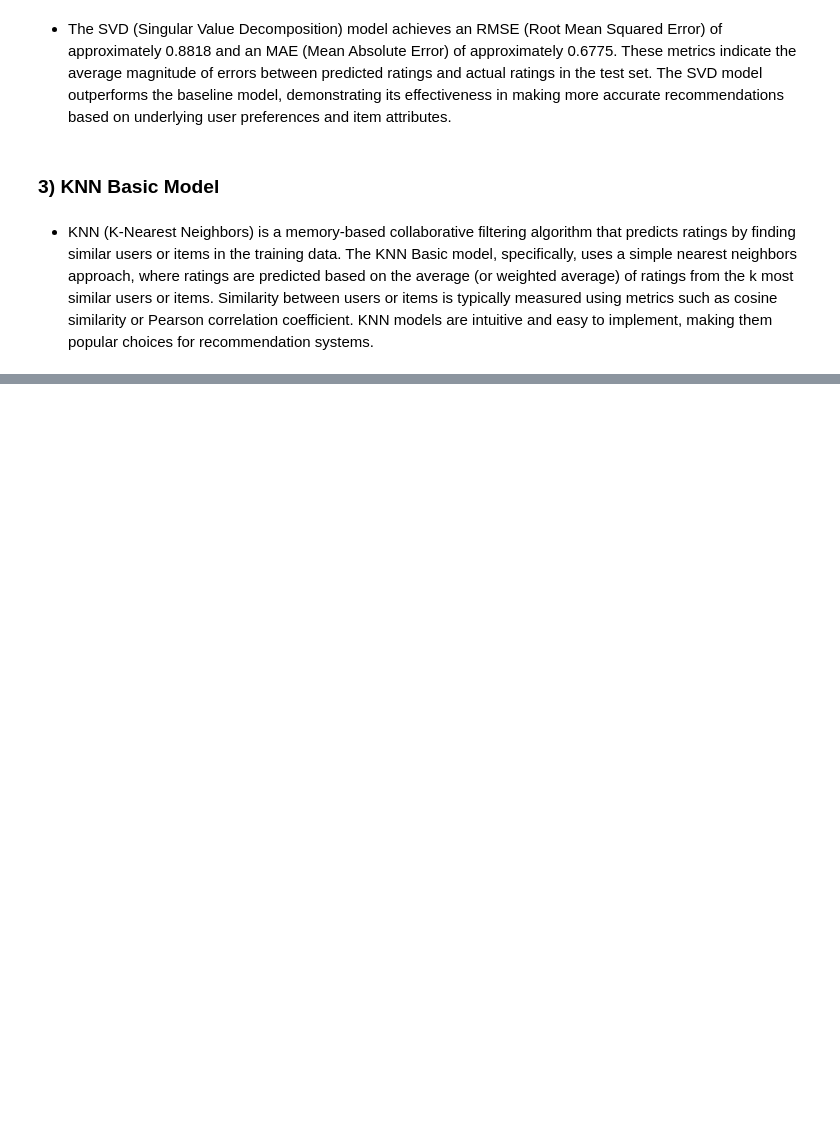
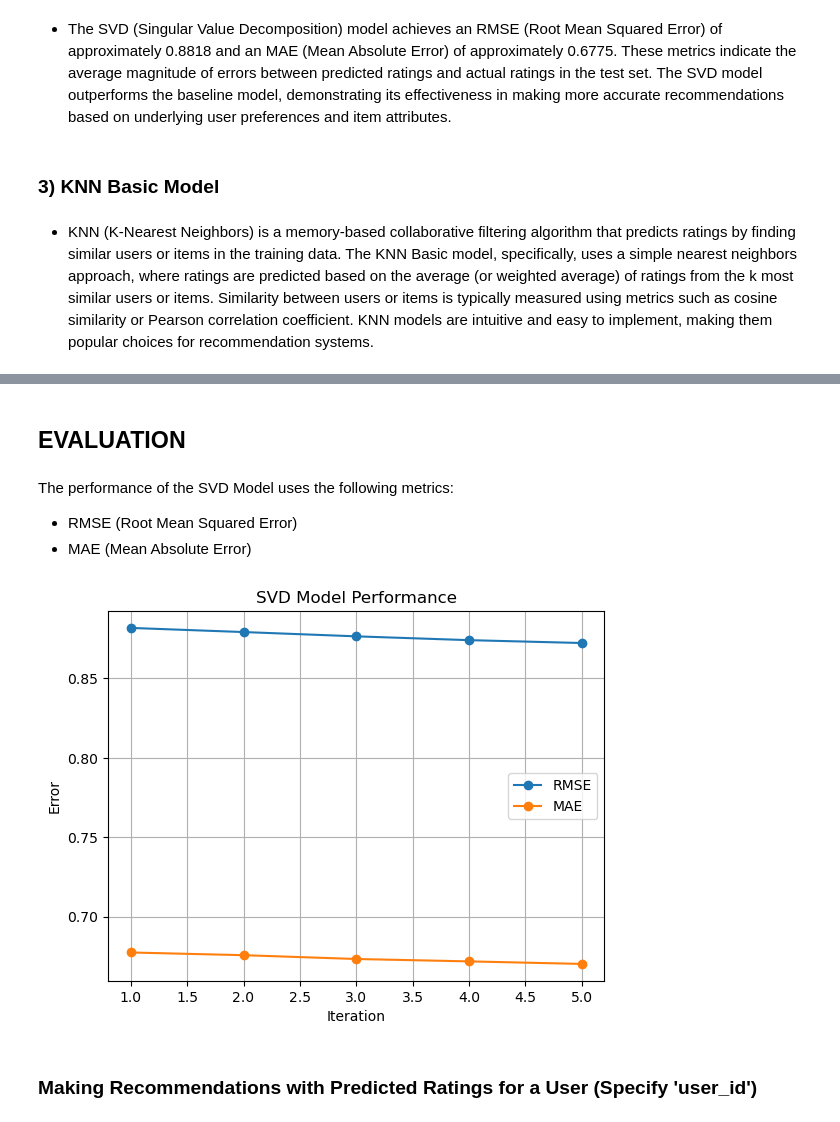
Before and after one commit to kiptochmike/Movie_Recommendation_system, a Jupyter notebook: recommendation.ipynb, the cells around one changed output, grey strips where cells are left out. Cells and saved outputs as stored; diff of their text form; code cells hidden in the pictures; blank space fills up the shorter version.

Commit message:
Evaluation

```diff
--- a/recommendation.ipynb
+++ b/recommendation.ipynb
@@ -317,0 +333,36 @@ MAE: 0.7332649893867501
+# %% [markdown]
+## EVALUATION
+# %% [markdown]
+The performance of the SVD Model uses the following metrics:
+
+ - RMSE (Root Mean Squared Error)
+ - MAE (Mean Absolute Error)
+# %%
+import matplotlib.pyplot as plt
+
+# Define the number of iterations or experiments
+iterations = [1, 2, 3, 4, 5]
+
+# Define the RMSE and MAE values for each iteration (replace these with your actual values)
+rmse_values = [0.8818, 0.8792, 0.8765, 0.8741, 0.8723]
+mae_values = [0.6775, 0.6758, 0.6734, 0.6719, 0.6703]
+
+# Plot the RMSE values
+plt.plot(iterations, rmse_values, label='RMSE', marker='o')
+
+# Plot the MAE values
+plt.plot(iterations, mae_values, label='MAE', marker='o')
+
+# Add labels and title
+plt.xlabel('Iteration')
+plt.ylabel('Error')
+plt.title('SVD Model Performance')
+plt.legend()
+
+# Show the plot
+plt.grid(True)
+plt.show()
+# %% [output]
+[figure, added]
+# %% [markdown]
+### Making Recommendations with Predicted Ratings for a User (Specify 'user_id')
```
Also changed, not shown: parts of 7 cells of this notebook.
